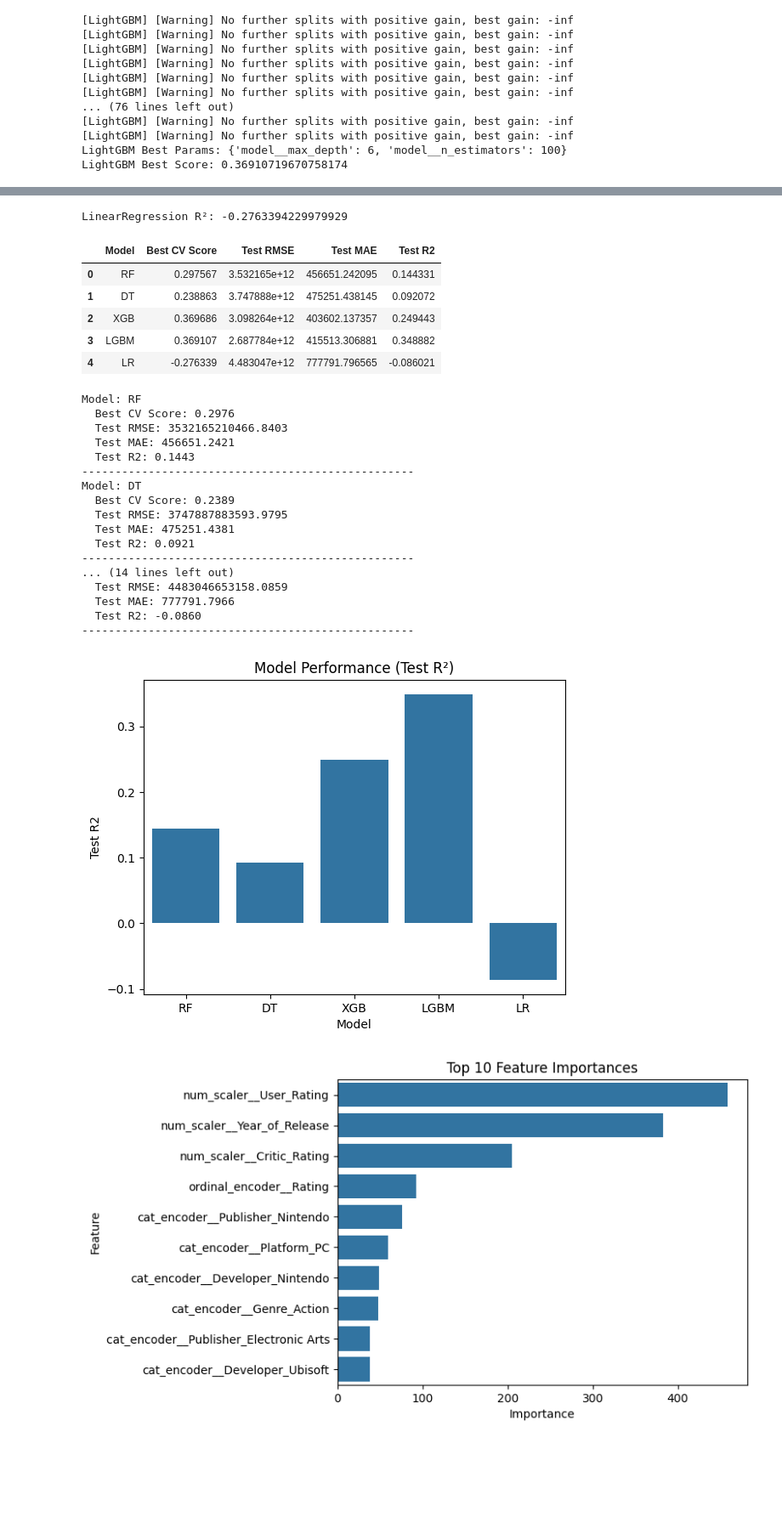
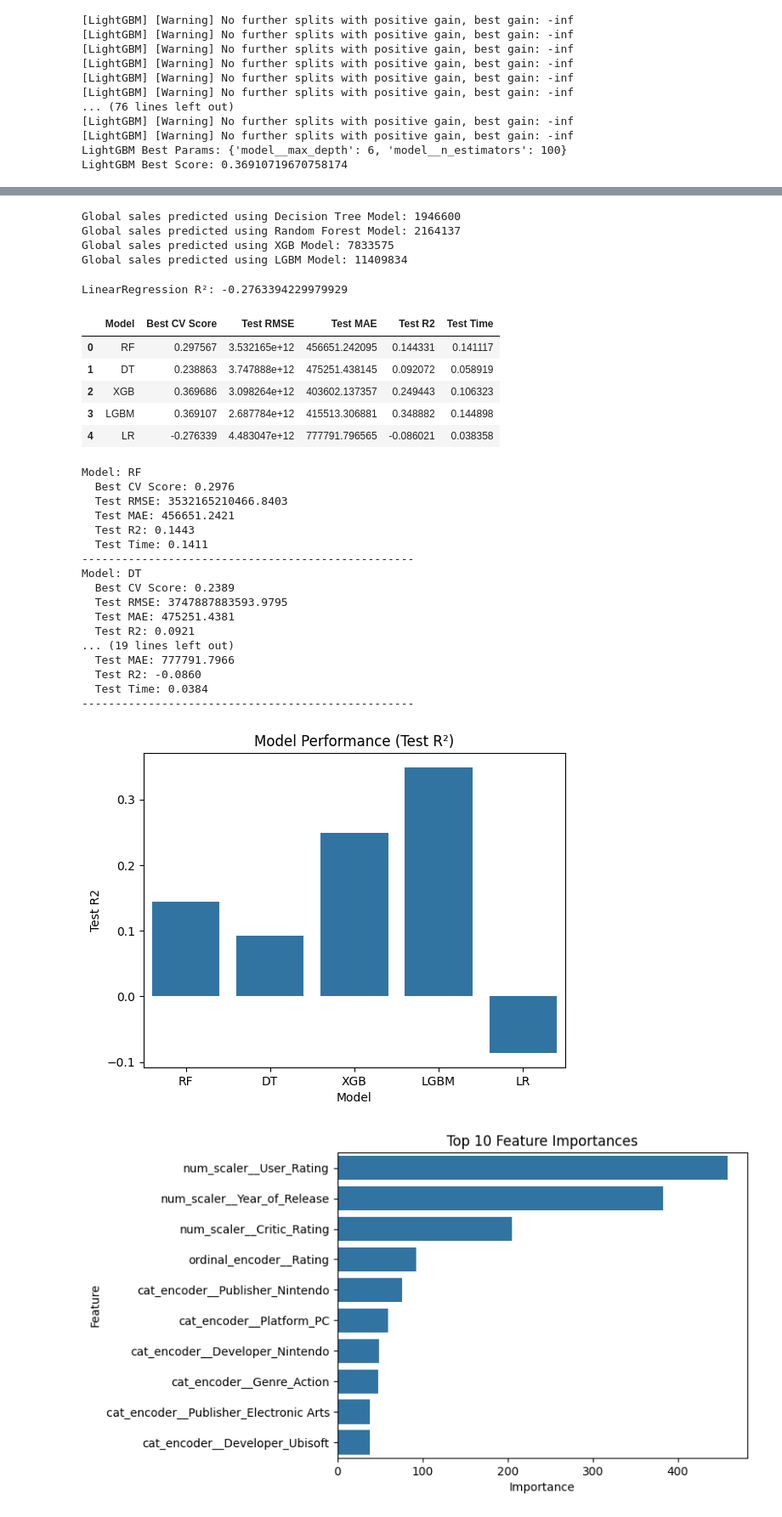
Before and after one commit to Trader-Markets/Video_Games_Sales, a Jupyter notebook: Video_Game_Sales.ipynb, the cells around one changed output, grey strips where cells are left out. Shown at 85% size. Drawn from its saved outputs; the diff is of its cells as text; code cells hidden in the pictures; blank space fills up the shorter version.

```diff
--- a/Video_Game_Sales.ipynb
+++ b/Video_Game_Sales.ipynb
@@ -394,3 +391,29 @@ LightGBM Best Score: 0.36910719670758174
+# %%
+
+
+new_df = pd.DataFrame({
+    'Year_of_Release': [2006],
+    'User_Rating': [0.024845],
+    'Critic_Rating': [1.490196],
+    'Name': ["Wii Sports"],
+    'Platform': ["Wii"],
+    'Genre': ["Sports"],
+    'Publisher': ["Nintendo"],
+    'Developer': ["Nintendo"],
+    'Rating': ["E"]
+})
+
+
+
+print("Global sales predicted using Decision Tree Model: " + str(int(grid_dt.predict(new_df)[0])) + "\n" +
+      "Global sales predicted using Random Forest Model: " + str(int(grid_rf.predict(new_df)[0])) + "\n" +
+      "Global sales predicted using XGB Model: " + str(int(grid_xgb.predict(new_df)[0])) + "\n" +
+      "Global sales predicted using LGBM Model: " + str(int(grid_lgb.predict(new_df)[0]))+ "\n")
+# %% [output]
+Global sales predicted using Decision Tree Model: 1946600
+Global sales predicted using Random Forest Model: 2164137
+Global sales predicted using XGB Model: 7833575
+Global sales predicted using LGBM Model: 11409834
 # %%
 # Grid search for LinearRegression (no hyperparameters) not a good model for the dataset as it is uncorrelated
 pipe_lr = Pipeline([
@@ -404,61 +427,68 @@ print("LinearRegression R²:", grid_lr.best_score_)
 LinearRegression R²: -0.2763394229979929
 # %%
 # Evaluate and compare all models
+import time
+
 results = []
 for model_name, grid in [('RF', grid_rf), ('DT', grid_dt), ('XGB', grid_xgb), ('LGBM', grid_lgb), ('LR', grid_lr)]:
+    start_test = time.time()
     y_pred = grid.predict(X_test)
+    end_test = time.time()
+    test_time = end_test - start_test
     rmse = mean_squared_error(y_test, y_pred)
     mae = mean_absolute_error(y_test, y_pred)
     r2 = r2_score(y_test, y_pred)
     best_score = grid.best_score_
     results.append({
         'Model': model_name,
         'Best CV Score': best_score,
         'Test RMSE': rmse,
         'Test MAE': mae,
-        'Test R2': r2
+        'Test R2': r2,
+        'Test Time': test_time
     })
 
 results_df = pd.DataFrame(results)
 display(results_df)
 
 # Print detailed results for each model
 for res in results:
     print(f"Model: {res['Model']}")
     print(f"  Best CV Score: {res['Best CV Score']:.4f}")
     print(f"  Test RMSE: {res['Test RMSE']:.4f}")
     print(f"  Test MAE: {res['Test MAE']:.4f}")
     print(f"  Test R2: {res['Test R2']:.4f}")
+    print(f"  Test Time: {res['Test Time']:.4f}")
     print("-" * 50)
 
 # In[20]:
 # Visualize model performance based on Test R² scores
 sns.barplot(data=results_df, x='Model', y='Test R2')
 plt.title('Model Performance (Test R²)')
 plt.show()
 # %% [output]
-|  | Model | Best CV Score | Test RMSE | Test MAE | Test R2 |
-| 0 | RF | 0.297567 | 3.532165e+12 | 456651.242095 | 0.144331 |
-| 1 | DT | 0.238863 | 3.747888e+12 | 475251.438145 | 0.092072 |
-| 2 | XGB | 0.369686 | 3.098264e+12 | 403602.137357 | 0.249443 |
-| 3 | LGBM | 0.369107 | 2.687784e+12 | 415513.306881 | 0.348882 |
-| 4 | LR | -0.276339 | 4.483047e+12 | 777791.796565 | -0.086021 |
+|  | Model | Best CV Score | Test RMSE | Test MAE | Test R2 | Test Time |
+| 0 | RF | 0.297567 | 3.532165e+12 | 456651.242095 | 0.144331 | 0.141117 |
+| 1 | DT | 0.238863 | 3.747888e+12 | 475251.438145 | 0.092072 | 0.058919 |
+| 2 | XGB | 0.369686 | 3.098264e+12 | 403602.137357 | 0.249443 | 0.106323 |
+| 3 | LGBM | 0.369107 | 2.687784e+12 | 415513.306881 | 0.348882 | 0.144898 |
+| 4 | LR | -0.276339 | 4.483047e+12 | 777791.796565 | -0.086021 | 0.038358 |
 Model: RF
   Best CV Score: 0.2976
   Test RMSE: 3532165210466.8403
   Test MAE: 456651.2421
   Test R2: 0.1443
+  Test Time: 0.1411
 --------------------------------------------------
 Model: DT
   Best CV Score: 0.2389
   Test RMSE: 3747887883593.9795
   Test MAE: 475251.4381
   Test R2: 0.0921
---------------------------------------------------
-... (14 lines left out)
-  Test RMSE: 4483046653158.0859
+... (19 lines left out)
   Test MAE: 777791.7966
   Test R2: -0.0860
+  Test Time: 0.0384
 --------------------------------------------------
 [figure]
 # %%
```
Also changed, not shown: parts of 2 cells of this notebook.
